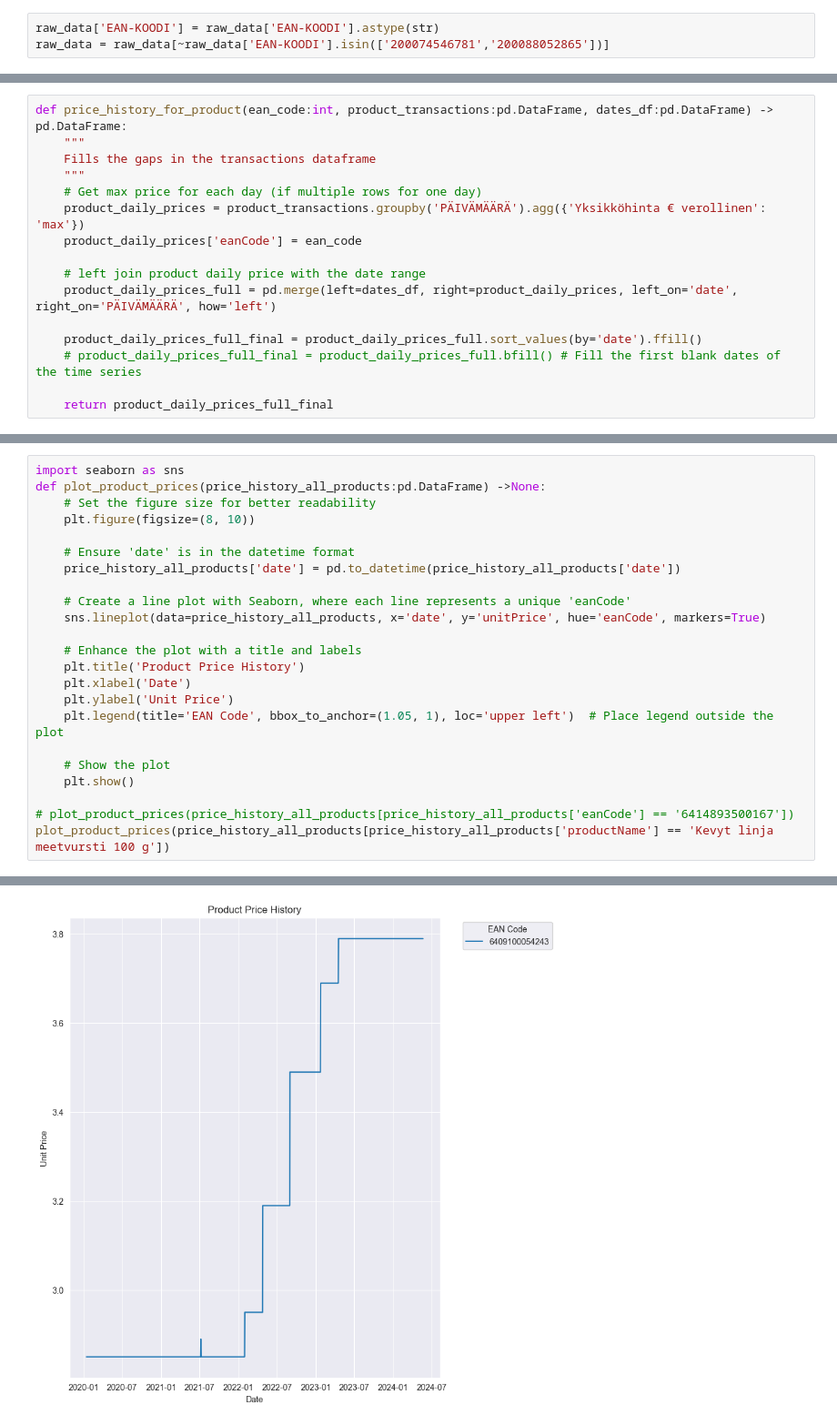
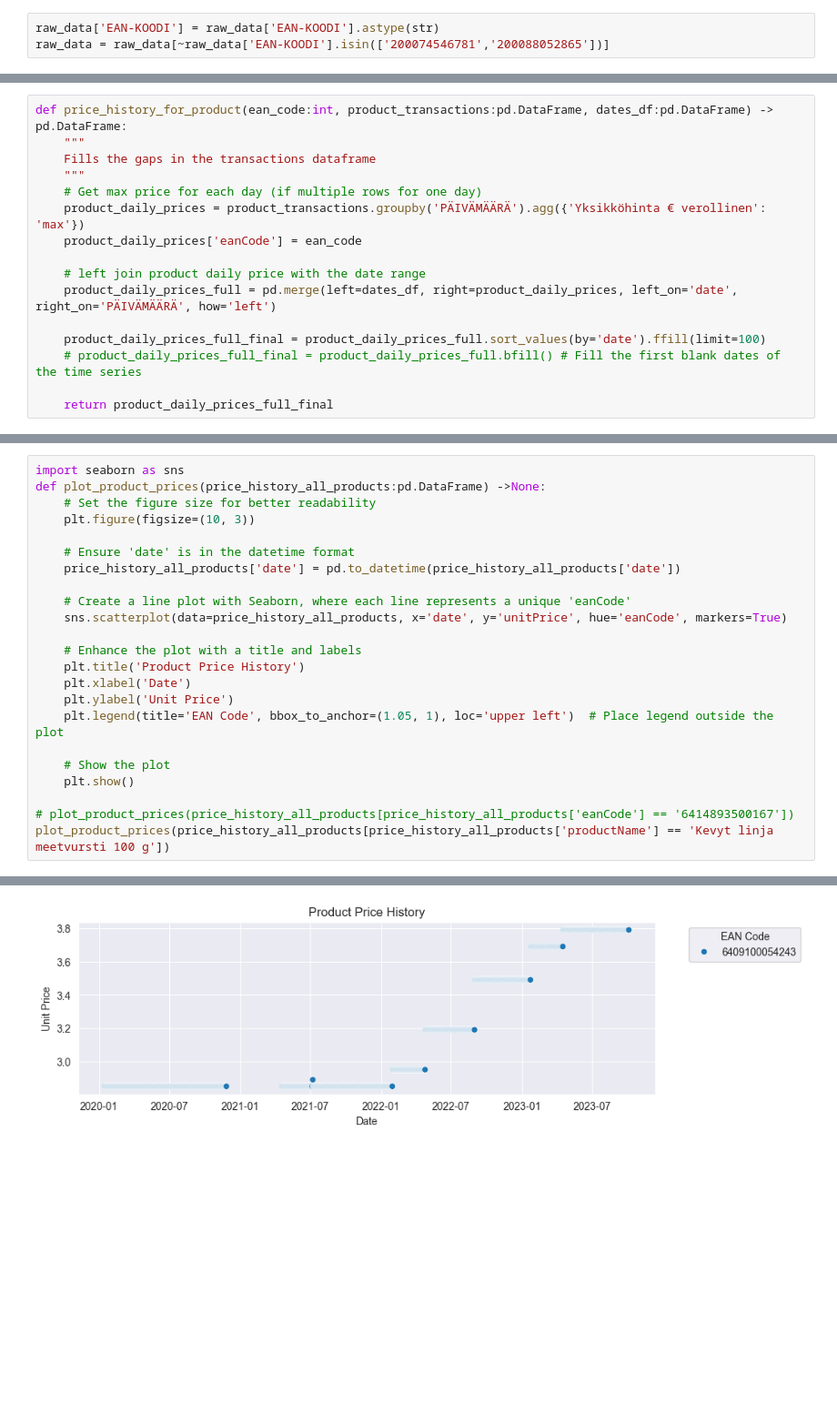
Before and after one commit to AnttiLuoto/data-visualization, a Jupyter notebook: data_processing/data_processing_sryhma_pandas.ipynb, the cells around one changed output, grey strips where cells are left out. Shown at 91% size. Drawn from its saved outputs; the diff is of its cells as text; blank space fills up the shorter version.

```diff
--- a/data_processing/data_processing_sryhma_pandas.ipynb
+++ b/data_processing/data_processing_sryhma_pandas.ipynb
@@ -122,7 +118,7 @@ def price_history_for_product(ean_code:int, product_transactions:pd.DataFrame, d
     # left join product daily price with the date range
     product_daily_prices_full = pd.merge(left=dates_df, right=product_daily_prices, left_on='date', right_on='PÄIVÄMÄÄRÄ', how='left')
 
-    product_daily_prices_full_final = product_daily_prices_full.sort_values(by='date').ffill()
+    product_daily_prices_full_final = product_daily_prices_full.sort_values(by='date').ffill(limit=100)
     # product_daily_prices_full_final = product_daily_prices_full.bfill() # Fill the first blank dates of the time series
 
     return product_daily_prices_full_final
@@ -212,30 +263,30 @@ product_aggregates.head(40)
 # %%
 import seaborn as sns
 def plot_product_prices(price_history_all_products:pd.DataFrame) ->None:
     # Set the figure size for better readability
-    plt.figure(figsize=(8, 10))
+    plt.figure(figsize=(10, 3))
 
     # Ensure 'date' is in the datetime format
     price_history_all_products['date'] = pd.to_datetime(price_history_all_products['date'])
 
     # Create a line plot with Seaborn, where each line represents a unique 'eanCode'
-    sns.lineplot(data=price_history_all_products, x='date', y='unitPrice', hue='eanCode', markers=True)
+    sns.scatterplot(data=price_history_all_products, x='date', y='unitPrice', hue='eanCode', markers=True)
 
     # Enhance the plot with a title and labels
     plt.title('Product Price History')
     plt.xlabel('Date')
     plt.ylabel('Unit Price')
     plt.legend(title='EAN Code', bbox_to_anchor=(1.05, 1), loc='upper left')  # Place legend outside the plot
 
     # Show the plot
     plt.show()
 
 # plot_product_prices(price_history_all_products[price_history_all_products['eanCode'] == '6414893500167'])
 plot_product_prices(price_history_all_products[price_history_all_products['productName'] == 'Kevyt linja meetvursti 100 g'])
 # %% [output]
 A value is trying to be set on a copy of a slice from a DataFrame.
 Try using .loc[row_indexer,col_indexer] = value instead
 
 See the caveats in the documentation: https://pandas.pydata.org/pandas-docs/stable/user_guide/indexing.html#returning-a-view-versus-a-copy
   price_history_all_products['date'] = pd.to_datetime(price_history_all_products['date'])
-[figure, old version]
+[figure, new version]
```
Also changed, not shown: parts of 21 cells of this notebook, 5 other files.
